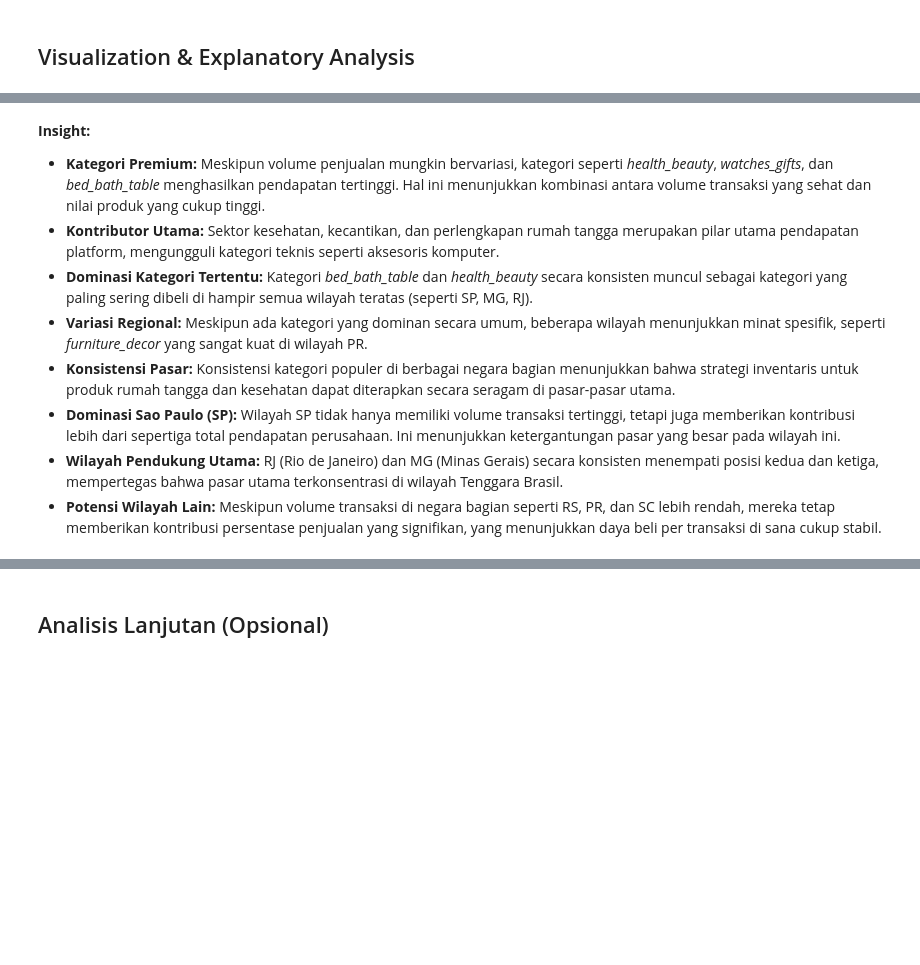
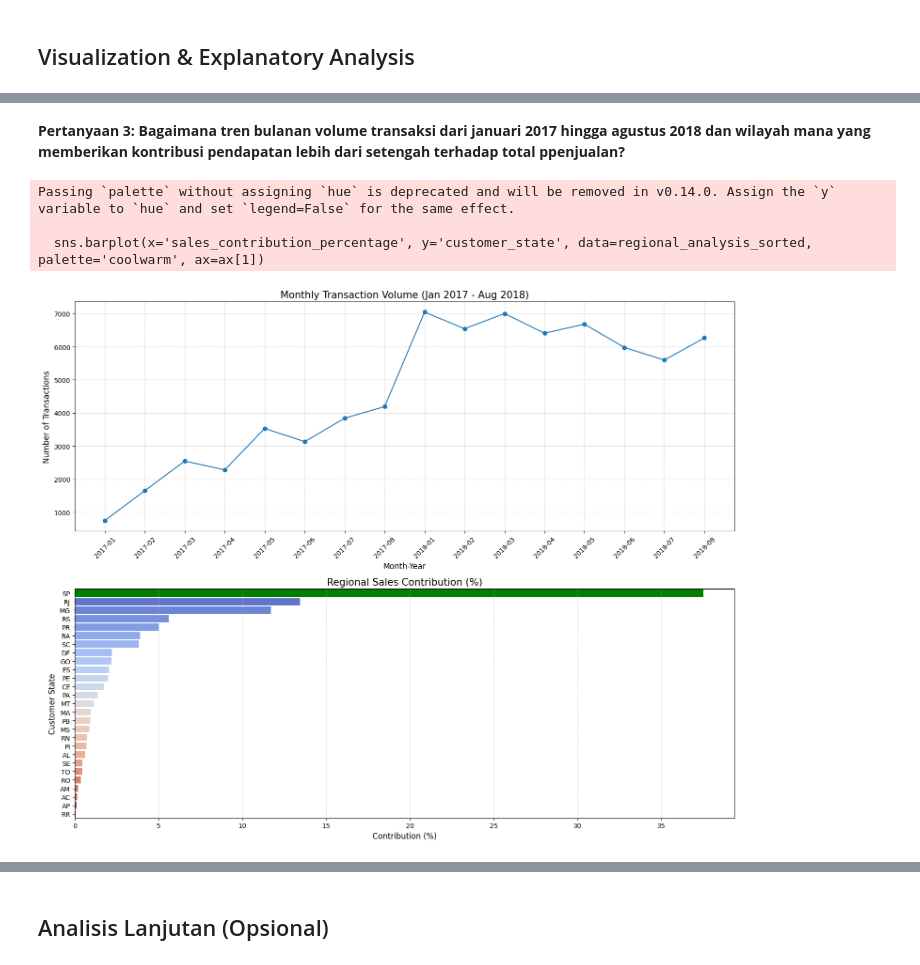
Before and after one commit to galihthecreator/E-Commerce, a Jupyter notebook: notebook.ipynb, the cells around one changed output, grey strips where cells are left out. Cells and saved outputs as stored; diff of their text form; code cells hidden in the pictures; blank space fills up the shorter version.

```diff
--- a/notebook.ipynb
+++ b/notebook.ipynb
@@ -644,10 +701,45 @@ Passing `palette` without assigning `hue` is deprecated and will be removed in v
-# %% [markdown]
-**Insight:**
-- **Kategori Premium:** Meskipun volume penjualan mungkin bervariasi, kategori seperti *health_beauty*, *watches_gifts*, dan *bed_bath_table* menghasilkan pendapatan tertinggi. Hal ini menunjukkan kombinasi antara volume transaksi yang sehat dan nilai produk yang cukup tinggi.
-- **Kontributor Utama:** Sektor kesehatan, kecantikan, dan perlengkapan rumah tangga merupakan pilar utama pendapatan platform, mengungguli kategori teknis seperti aksesoris komputer.
-- **Dominasi Kategori Tertentu:** Kategori *bed_bath_table* dan *health_beauty* secara konsisten muncul sebagai kategori yang paling sering dibeli di hampir semua wilayah teratas (seperti SP, MG, RJ).
-- **Variasi Regional:** Meskipun ada kategori yang dominan secara umum, beberapa wilayah menunjukkan minat spesifik, seperti *furniture_decor* yang sangat kuat di wilayah PR.
-- **Konsistensi Pasar:** Konsistensi kategori populer di berbagai negara bagian menunjukkan bahwa strategi inventaris untuk produk rumah tangga dan kesehatan dapat diterapkan secara seragam di pasar-pasar utama.
-- **Dominasi Sao Paulo (SP):** Wilayah SP tidak hanya memiliki volume transaksi tertinggi, tetapi juga memberikan kontribusi lebih dari sepertiga total pendapatan perusahaan. Ini menunjukkan ketergantungan pasar yang besar pada wilayah ini.
-- **Wilayah Pendukung Utama:** RJ (Rio de Janeiro) dan MG (Minas Gerais) secara konsisten menempati posisi kedua dan ketiga, mempertegas bahwa pasar utama terkonsentrasi di wilayah Tenggara Brasil.
-- **Potensi Wilayah Lain:** Meskipun volume transaksi di negara bagian seperti RS, PR, dan SC lebih rendah, mereka tetap memberikan kontribusi persentase penjualan yang signifikan, yang menunjukkan daya beli per transaksi di sana cukup stabil.
+# %% [markdown]
+**Pertanyaan 3: Bagaimana tren bulanan volume transaksi dari januari 2017 hingga agustus 2018 dan wilayah mana yang memberikan kontribusi pendapatan lebih dari setengah terhadap total ppenjualan?**
+# %%
+# Visualisasi Pertanyaan 3: Tren Bulanan dan Kontribusi Regional
+
+fig, ax = plt.subplots(nrows=2, ncols=1, figsize=(15, 12))
+
+# Plot 1: Monthly Transaction Volume Trend
+ax[0].plot(monthly_transactions['purchase_month_year'], monthly_transactions['order_id'], marker='o', linestyle='-')
+ax[0].set_title('Monthly Transaction Volume (Jan 2017 - Aug 2018)', fontsize=15)
+ax[0].set_xlabel('Month-Year', fontsize=12)
+ax[0].set_ylabel('Number of Transactions', fontsize=12)
+ax[0].tick_params(axis='x', rotation=45)
+ax[0].grid(True, linestyle='--', alpha=0.6)
+
+# Plot 2: Regional Revenue Contribution
+# Ensure 'regional_analysis' is defined or re-calculate if needed
+# In this case, it was defined at the end of the previous EDA cell, so it should be available.
+
+# Sort by sales_contribution_percentage for consistent visualization
+regional_analysis_sorted = regional_analysis.sort_values(by='sales_contribution_percentage', ascending=False)
+
+sns.barplot(x='sales_contribution_percentage', y='customer_state', data=regional_analysis_sorted, palette='coolwarm', ax=ax[1])
+
+# Highlight regions that contribute to more than 50% (cumulative)
+cumulative_sum_50_percent = 0
+for idx, row in regional_analysis_sorted.iterrows():
+    cumulative_sum_50_percent += row['sales_contribution_percentage']
+    if cumulative_sum_50_percent <= 50.0:
+        ax[1].get_children()[regional_analysis_sorted.index.get_loc(idx)].set_color('green') # Highlight in green
+    else:
+        break # Stop highlighting once 50% is crossed
+
+ax[1].set_title('Regional Sales Contribution (%)', fontsize=15)
+ax[1].set_xlabel('Contribution (%)', fontsize=12)
+ax[1].set_ylabel('Customer State', fontsize=12)
+ax[1].grid(axis='x', linestyle='--', alpha=0.6)
+
+plt.tight_layout()
+plt.show()
+# %% [output]
+Passing `palette` without assigning `hue` is deprecated and will be removed in v0.14.0. Assign the `y` variable to `hue` and set `legend=False` for the same effect.
+
+  sns.barplot(x='sales_contribution_percentage', y='customer_state', data=regional_analysis_sorted, palette='coolwarm', ax=ax[1])
+[figure, added]
```
Also changed, not shown: parts of 20 cells of this notebook, 22 other files.
